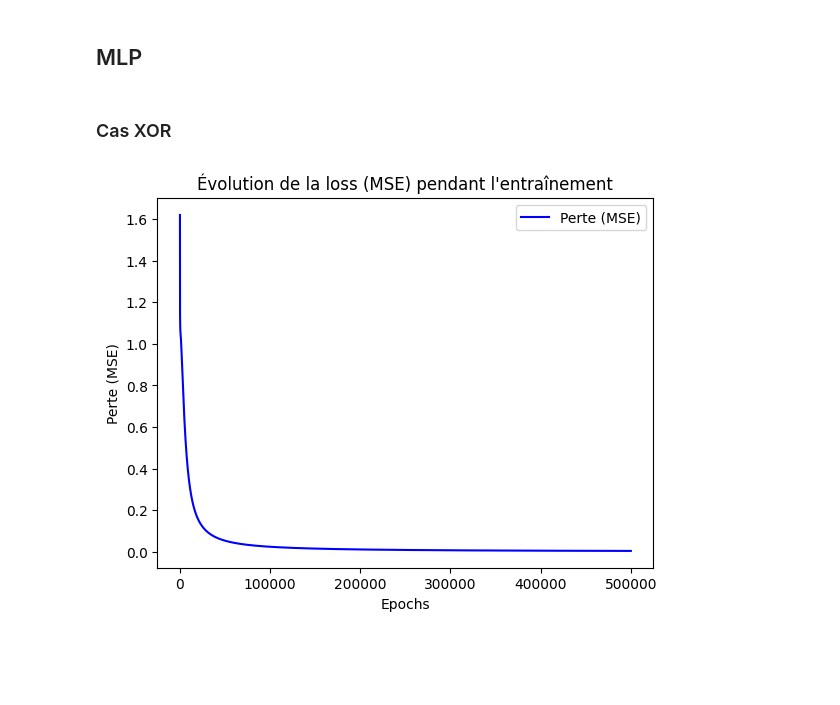
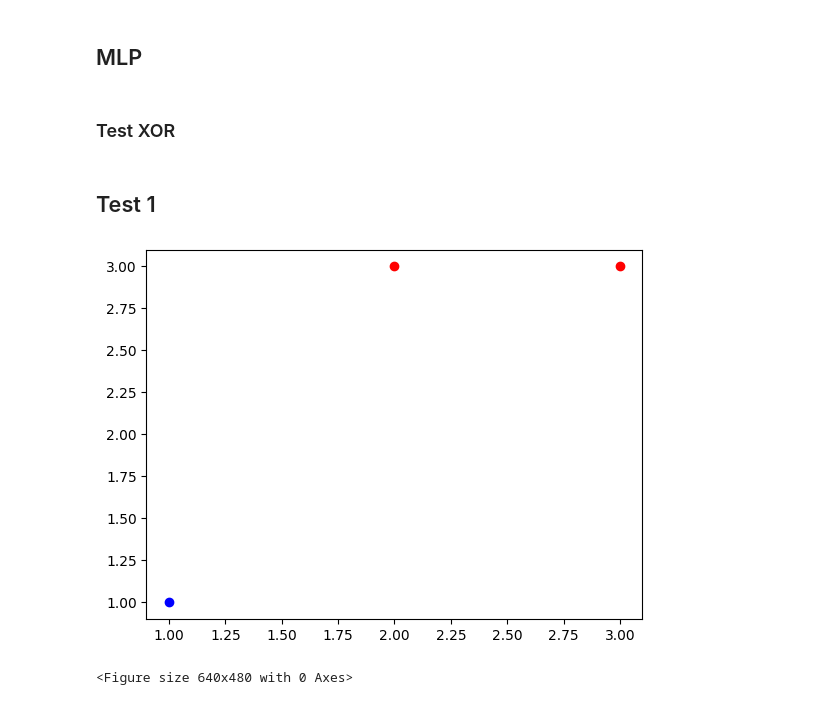
Before and after one commit to Artorius104/GranolaGPT, a Jupyter notebook: notebook/Résultats et Observations.ipynb, the cells around one changed output. Drawn from its saved outputs; the diff is of its cells as text; code cells hidden in the pictures; blank space fills up the shorter version.

Commit message:
Test et obeservations notebook add

```diff
--- a/notebook/Résultats et Observations.ipynb
+++ b/notebook/Résultats et Observations.ipynb
@@ -112,27 +110,25 @@ def predict_MLP(model, samples, y_sample_size, is_classification):
     return predictions
 # %% [markdown]
-### Cas XOR
+### Test XOR
-# %%
-X = np.array([
-    [0.0, 0.0],
-    [0.0, 1.0],
-    [1.0, 0.0],
-    [1.0, 1.0]
-])
-
-y = np.array([
-    [-1.0],
-    [1.0],
-    [1.0],
-    [-1.0]
-])
-
-model = create_MLP([2, 3, 1])
-
-losses = train_MLP(model, X, y, 100_000, 0.1, True)
-
-predict_MLP(model, X, 1, True)
-
-plot_losses(losses)
-# %% [output]
-[figure, removed]
+# %% [markdown]
+## Test 1
+# %%
+X = np.array([
+      [1, 1],
+      [2, 3],
+      [3, 3]
+])
+
+Y = np.array([
+      1,
+      -1,
+      -1
+])
+
+plt.scatter(X[0, 0], X[0, 1], color='blue')
+plt.scatter(X[1:3,0], X[1:3,1], color='red')
+plt.show()
+plt.clf()
+# %% [output]
+[figure, added]
+<Figure size 640x480 with 0 Axes>
```
Also changed, not shown: parts of 52 cells of this notebook, 1 other file.
